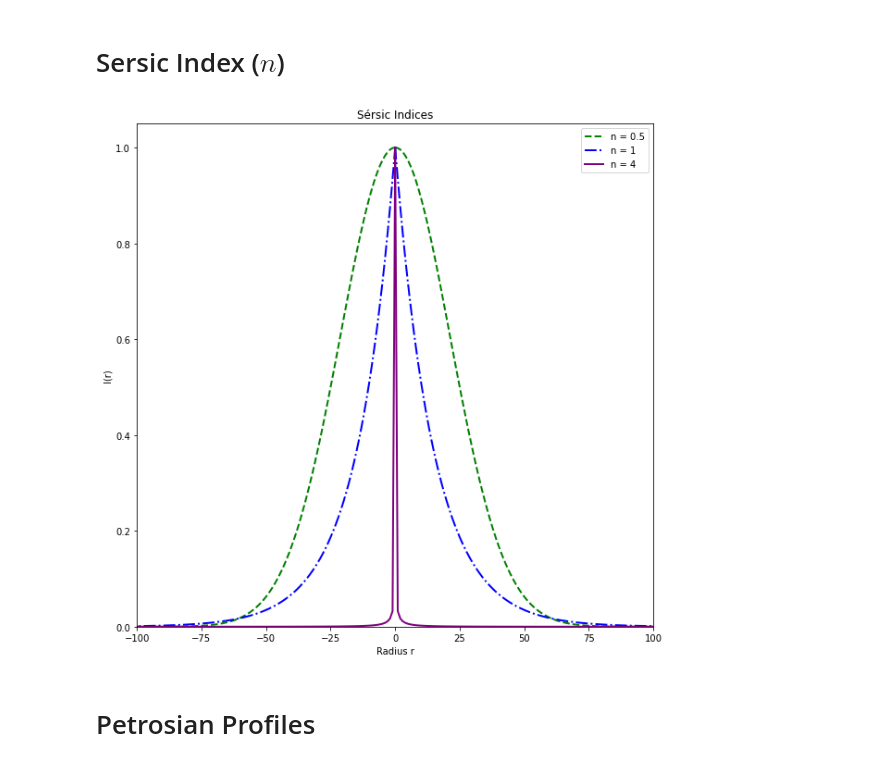
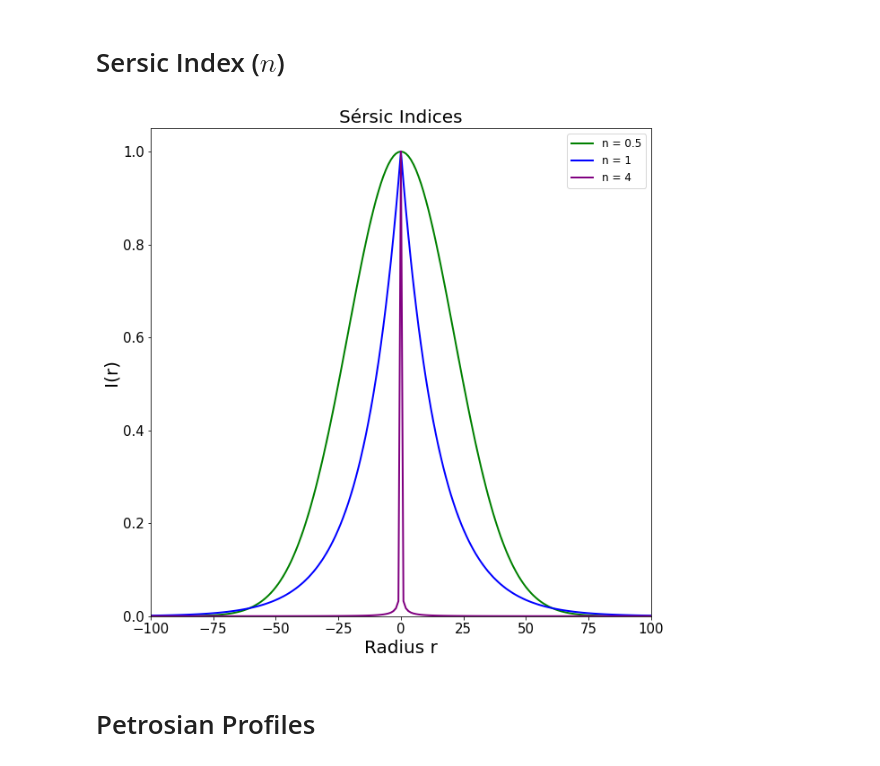
Before and after one commit to PetroFit/petrofit_papers, a Jupyter notebook: initial_paper/make_plots.ipynb, the cells around one changed output. Drawn from its saved outputs; the diff is of its cells as text; code cells hidden in the pictures.

```diff
--- a/initial_paper/make_plots.ipynb
+++ b/initial_paper/make_plots.ipynb
@@ -110,16 +126,4 @@ plt.show()
 # %%
-import numpy as np
-from petrofit.models import sersic_enclosed, sersic_enclosed_inv
-
-
-%matplotlib inline
-
-from matplotlib import pyplot as plt
-
-plt.rcParams['figure.figsize'] = [10, 10]
-plt.rcParams['image.origin'] = 'lower'
-plt.rcParams.update({'font.size': 17})
-
 r_list = np.arange(0, 201, 1)
 
 amplitude, r_eff, n = [1, 25, 1]
@@ -128,19 +132,20 @@ flux_list = sersic_enclosed(r_list, amplitude, r_eff, n)
 total_flux = sersic_enclosed(np.inf, amplitude, r_eff, n)
 
 i = 1
-plt.plot(r_list, flux_list, c='Blue', linewidth=3, label='Curve of Growth')
+plt.plot(r_list, flux_list, c='blue', linewidth=3, label='Curve of Growth')
 
-plt.axhline(total_flux, c='black', linestyle='-.', linewidth=2, label='Total Flux')
-plt.axhline(total_flux/2, c='green', linestyle='--', linewidth=2,)
+plt.axhline(total_flux, c='black', linestyle='-.', linewidth=3, label='Total Flux')
 
-plt.axvline(r_eff, c='green', linestyle='--', linewidth=2, label='Half Total Flux and Half Light Radius $r_e = {}$'.format(r_eff))
+plt.axhline(total_flux/2, c='black', linestyle='--', linewidth=2,)
+plt.axvline(r_eff, c='black', linestyle='--', linewidth=2, label='Half Total Flux and Half Light Radius $r_e = {}$'.format(r_eff))
 
 eff = flux_list.copy()
 eff[r_eff:] = total_flux/2
 
 if i == 1:
-    plt.fill_between(r_list, eff, color='aliceblue', hatch='.', edgecolor='blue')
-    plt.fill_between(r_list, flux_list, eff, color='honeydew', hatch='/', edgecolor='green')
+    alpha = 0.5
+    plt.fill_between(r_list, np.zeros_like(eff)+eff[-1], color='aliceblue', hatch='.', edgecolor='blue', alpha=alpha)
+    plt.fill_between(r_list, np.zeros_like(eff)+flux_list[-1], np.zeros_like(eff)+eff[-1], color='honeydew', hatch='/', edgecolor='green', alpha=alpha)
 
 
 leg = plt.legend()
@@ -158,6 +163,6 @@ plt.xlim(0, max(r_list))
 
 
 
-plt.savefig("sersic_single_cog.png", dpi=70, bbox_inches = 'tight', pad_inches = 0)
+savefig("sersic_single_cog.png")
 plt.show()
 # %% [output]
@@ -165,45 +170,33 @@ plt.show()
 # %% [markdown]
 # Sersic Index ($n$)
 # %%
-import numpy as np
-from astropy.modeling import models
-from scipy.special import gammaincinv
-
-
-%matplotlib inline
-
-from matplotlib import pyplot as plt
-
-plt.rcParams['figure.figsize'] = [10, 10]
-plt.rcParams['image.origin'] = 'lower'
-
 r_eff=25
 n = 1
 
 
 r_list = np.arange(0, 101, 1)
 
 
-for line_style, c, n in zip(['--','dashdot','-'], ['g', 'b', 'purple'],[0.5, 1, 4]):
+for line_style, c, n in zip(['-','-','-'], ['g', 'b', 'purple'],[0.5, 1, 4]):
 
     b_n = gammaincinv(2. * n, 0.5)
     model = models.Sersic1D(amplitude=1/np.exp(b_n),  r_eff=r_eff, n=n)
 
     plt.plot(r_list, model(r_list), c=c, linewidth=2, label="n = {}".format(n), linestyle=line_style)
     plt.plot(-r_list, model(r_list), c=c, linewidth=2, linestyle=line_style)
 
 
 plt.title("Sérsic Indices")
 plt.xlabel("Radius r")
 plt.ylabel("I(r)")
 plt.legend()
 plt.ylim(0, None)
 plt.xlim(-100, 100)
 
-plt.savefig("sersic_index.png", dpi=70, bbox_inches = 'tight', pad_inches = 0)
+savefig("sersic_index.png")
 plt.show()
 # %% [output]
-[figure, old version]
+[figure, new version]
 # %% [markdown]
 # Petrosian Profiles
 # %%
```
Also changed, not shown: parts of 17 cells of this notebook, 12 other files.
